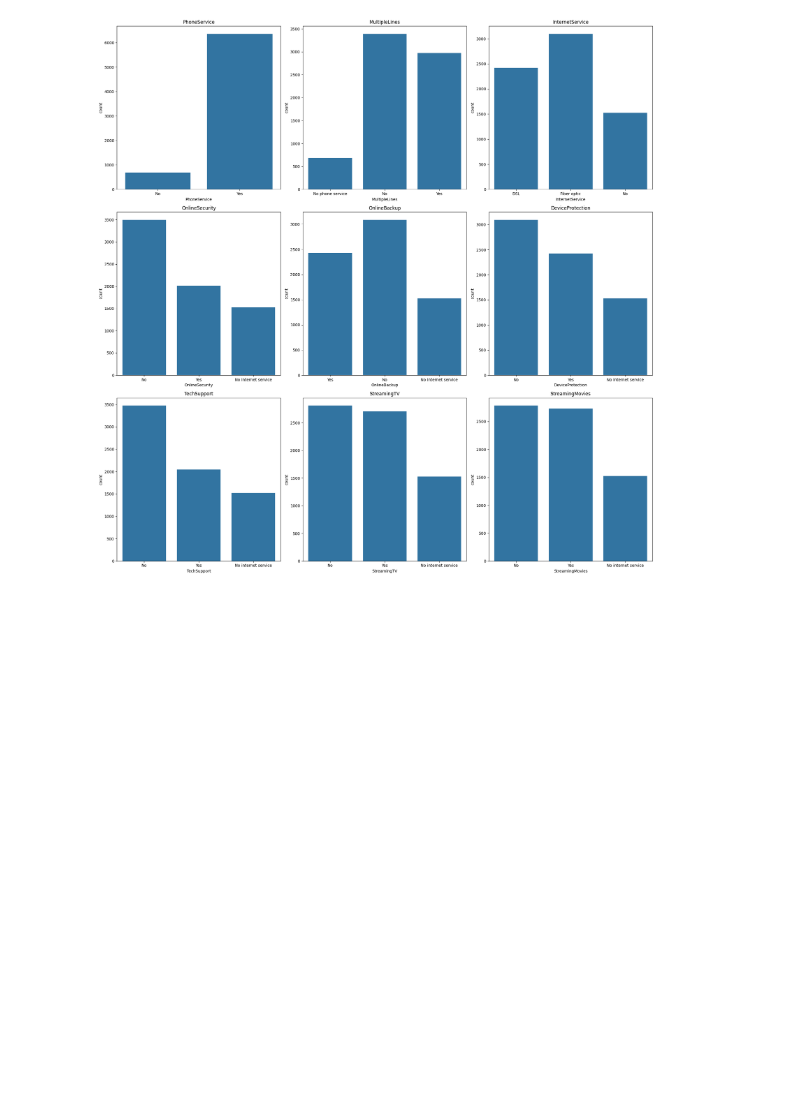
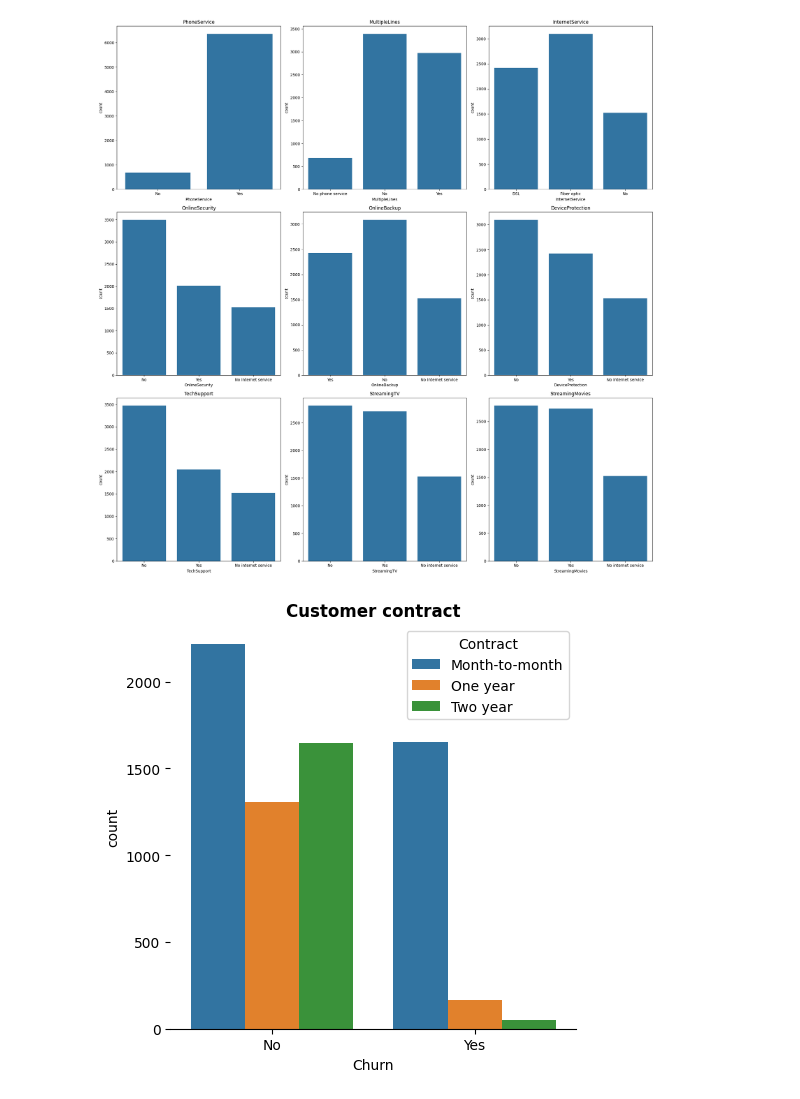
Before and after one commit to shriya7ise/ChurnPrediction, a Jupyter notebook: notebooks/data_processing.ipynb, the cells around one changed output. Drawn from its saved outputs; the diff is of its cells as text; code cells hidden in the pictures; blank space fills up the shorter version.

Commit message:
Update data_preprocessing.py 4/12

```diff
--- a/notebooks/data_processing.ipynb
+++ b/notebooks/data_processing.ipynb
@@ -122,2 +118,13 @@ sns.barplot(y=d['Contract'])
 # %% [output]
 [figure]
+# %%
+fig, ax = plt.subplots(1, 1, figsize=(5, 5))
+sns.countplot(x="Churn", hue="Contract", data=d)
+plt.title("Customer contract", fontweight='bold')
+plt.subplots_adjust(bottom=0.2)
+
+plt.tight_layout()
+sns.despine(left=True)
+plt.show()
+# %% [output]
+[figure, added]
```
Also changed, not shown: parts of 15 cells of this notebook.
